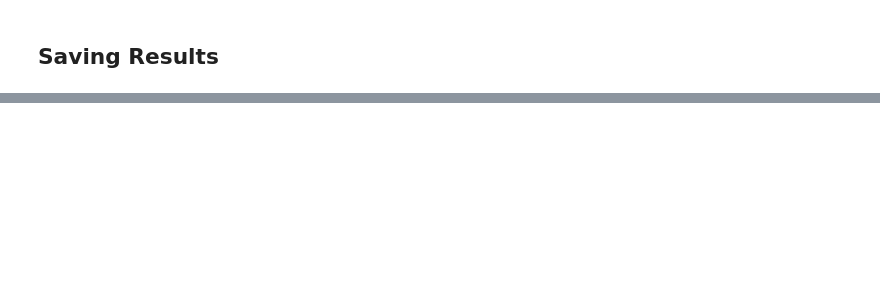
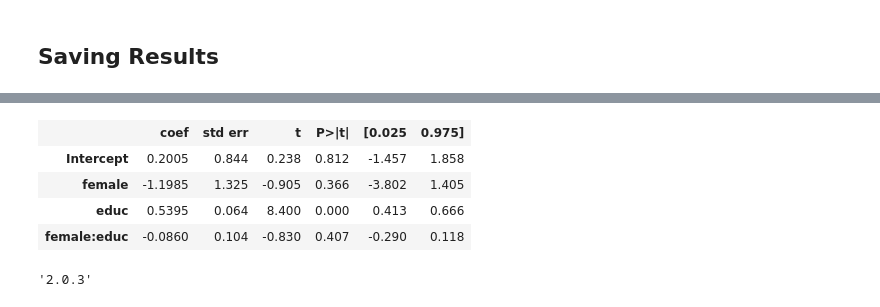
Before and after one commit to 2xra/BUSI-520-notebooks, a Jupyter notebook: 11-Statistics.ipynb, the cells around one changed output, grey strips where cells are left out. Cells and saved outputs as stored; diff of their text form; code cells hidden in the pictures; blank space fills up the shorter version.

```diff
--- a/11-Statistics.ipynb
+++ b/11-Statistics.ipynb
@@ -273,3 +382,15 @@ PermissionError: [Errno 13] Permission denied: 'excelfile.xlsx'
+# %%
+result2.summary().tables[1]
+# %% [output]
+|  | coef | std err | t | P>|t| | [0.025 | 0.975] |
+| Intercept | 0.2005 | 0.844 | 0.238 | 0.812 | -1.457 | 1.858 |
+| female | -1.1985 | 1.325 | -0.905 | 0.366 | -3.802 | 1.405 |
+| educ | 0.5395 | 0.064 | 8.400 | 0.000 | 0.413 | 0.666 |
+| female:educ | -0.0860 | 0.104 | -0.830 | 0.407 | -0.290 | 0.118 |
+# %%
+pd.__version__
+# %% [output]
+'2.0.3'
 # %%
 # saving to tex
 
```
Also changed, not shown: parts of 17 cells of this notebook, 2 other files.
